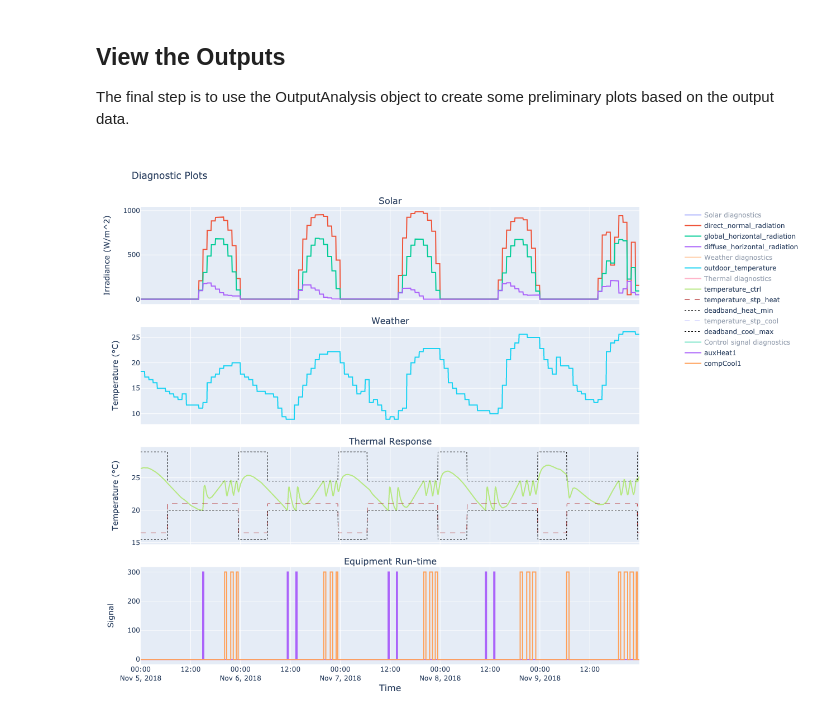
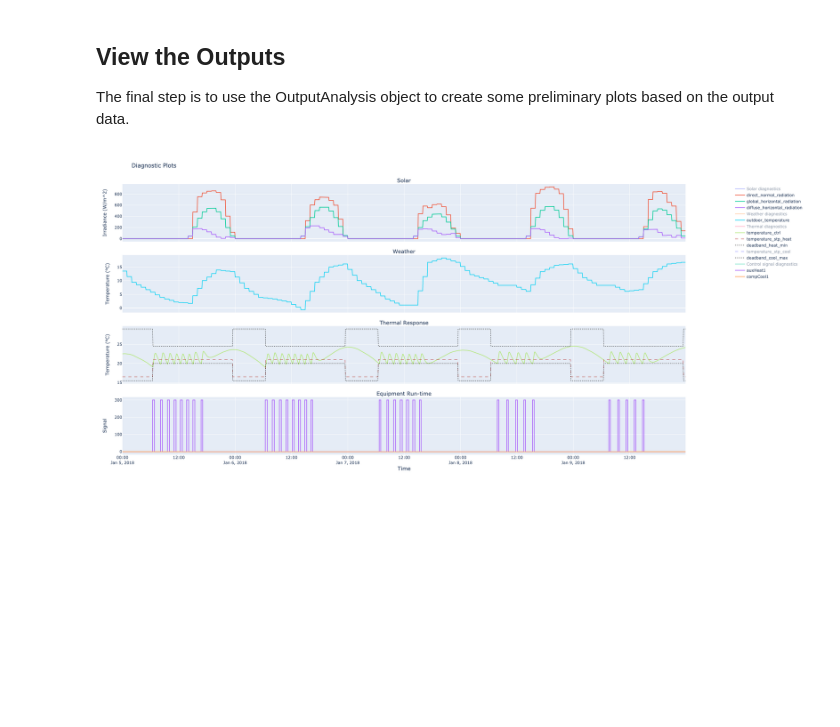
Before and after one commit to ecobee/building-controls-simulator, a Jupyter notebook: notebooks/demo_LocalSource.ipynb, the cells around one changed output. Cells and saved outputs as stored; diff of their text form; code cells hidden in the pictures; blank space fills up the shorter version.

```diff
--- a/notebooks/demo_LocalSource.ipynb
+++ b/notebooks/demo_LocalSource.ipynb
@@ -45,8 +45,8 @@ sim_config = Config.make_sim_config(
     identifier="dummy_data",
     latitude=33.481136,
     longitude=-112.078232,
-    start_utc="2018-11-05",
-    end_utc="2018-11-10",
+    start_utc="2018-01-05",
+    end_utc="2018-01-10",
     min_sim_period="3D",
     sim_step_size_seconds=300,
     output_step_size_seconds=300,
@@ -113,7 +110,7 @@ building_models = [
                     "hvac": {
                         # "heating_stages": 1,  # "heating_stages" does not appear to be currently implemented in `IDFPreprocessor`
                         # "heating_equipment": "gas_furnace",  # "heating_stages" does not appear to be currently implemented in `IDFPreprocessor`
-                        "heating_sizing_factor": 4.0,  # Scales the size of all heating systems
+                        "heating_sizing_factor": 2.0,  # Scales the size of all heating systems
                         # "cooling_stages": 1,  # "cooling_stages" does not appear to be currently implemented in `IDFPreprocessor`
                         # "cooling_equipment": "dx_ac",  # "cooling_equipment" does not appear to be currently implemented in `IDFPreprocessor`
                         "cooling_sizing_factor": 2.0,  # Scales the size of all heating systems
@@ -124,12 +121,12 @@ building_models = [
         )
     ]
 
-master = Simulator(
+simulator = Simulator(
     data_client= dummy_data_client,
     sim_config=sim_config,
     building_models=building_models,
     state_estimator_models=[
-        LowPassFilter(alpha_temperature=0.3, alpha_humidity=0.3)
+        LowPassFilter(alpha_temperature=0.2, alpha_humidity=0.2)
     ],
     controller_models=[Deadband(options={'deadband': 1.0},  discretization_size_seconds=300),],
 )
@@ -151,7 +148,7 @@ Wall time: 42.1 s
 ## View the Outputs
 The final step is to use the OutputAnalysis object to create some preliminary plots based on the output data.
 # %%
-sim_analysis = OutputAnalysis(master.simulations, dummy_data_client.internal_spec)
+sim_analysis = OutputAnalysis(simulator.simulations, dummy_data_client.internal_spec)
 sim_analysis.diagnostic_plot(show=True, actuals=False)
 # %% [output]
-[figure, old version]
+[figure, new version]
```
Also changed, not shown: parts of 6 cells of this notebook.
